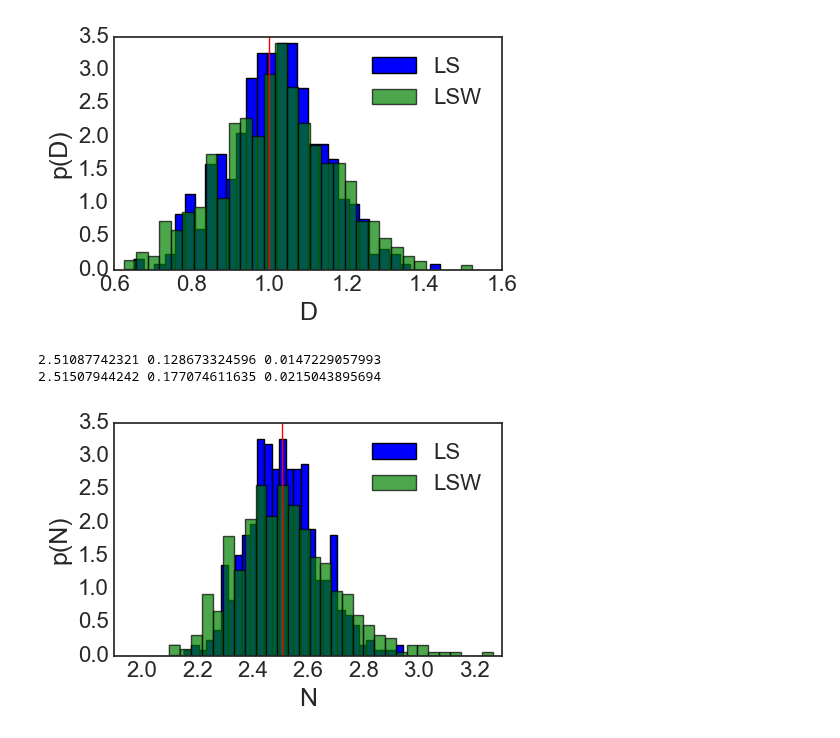
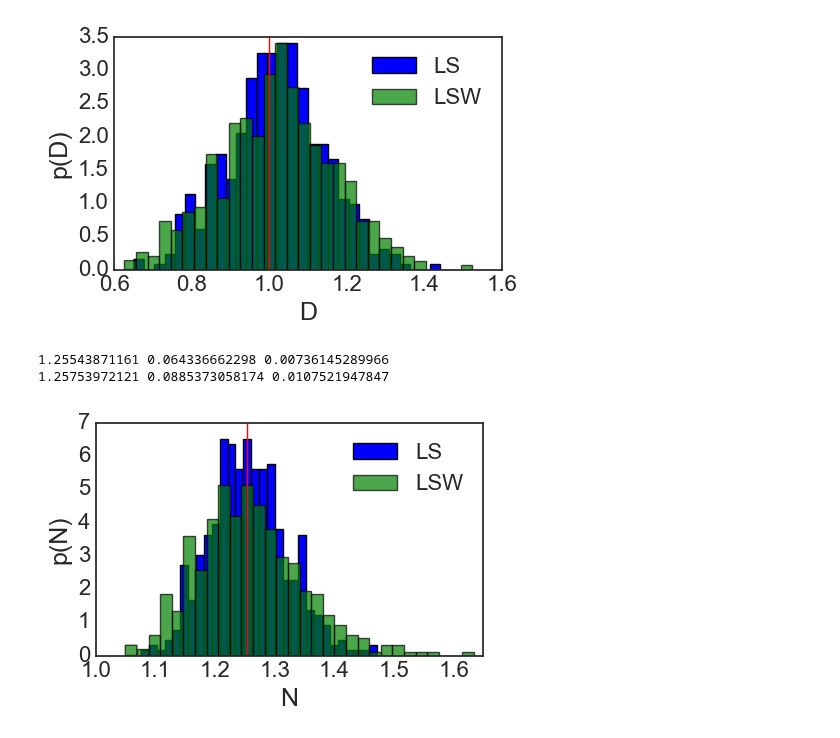
Before and after one commit to hstrey/FCS-simulations, a Jupyter notebook: LS fit FCS simulation.ipynb, the cells around one changed output. Drawn from its saved outputs; the diff is of its cells as text; code cells hidden in the pictures.

Commit message:
corrected figure

```diff
--- a/LS fit FCS simulation.ipynb
+++ b/LS fit FCS simulation.ipynb
@@ -158,24 +158,24 @@ plt.savefig("FCS_D300.png",format="png",dpi=300,bbox_inches='tight',facecolor="w
 [figure]
 # %%
 # instead of fitting how many particles per box N, we want to measure how many particles per focus
-# size of focus is sqrt(2*pi)*w = 2.5066
-F_list = N_list/20.0*np.sqrt(2*np.pi)
-dF_list = dN_list/20.0*np.sqrt(2*np.pi)
-FS_list = NS_list/20.0*np.sqrt(2*np.pi)
-dFS_list = dNS_list/20.0*np.sqrt(2*np.pi)
+# size of focus is sqrt(pi/2)*w = 1.25
+F_list = N_list/20.0*np.sqrt(np.pi/2)
+dF_list = dN_list/20.0*np.sqrt(np.pi/2)
+FS_list = NS_list/20.0*np.sqrt(np.pi/2)
+dFS_list = dNS_list/20.0*np.sqrt(np.pi/2)
 
 plt.figure(figsize=(5, 3))
 plt.hist(F_list,bins=30,normed=True,label="LS")
 plt.hist(FS_list,bins=30,normed=True,alpha=0.7,label="LSW")
-plt.axvline(x=np.sqrt(2*np.pi),color="r")
+plt.axvline(x=np.sqrt(np.pi/2),color="r")
 plt.legend()
-plt.xlim((1.9,3.3))
+plt.xlim((1,1.65))
 plt.xlabel("N")
 plt.ylabel("p(N)")
 print(F_list.mean(),F_list.std(),dF_list.mean())
 print(FS_list.mean(),FS_list.std(),dFS_list.mean())
 plt.savefig("FCS_N300.png",format="png",dpi=300,bbox_inches='tight',facecolor="white",backgroundcolor="white")
 # %% [output]
-2.51087742321 0.128673324596 0.0147229057993
-2.51507944242 0.177074611635 0.0215043895694
+1.25543871161 0.064336662298 0.00736145289966
+1.25753972121 0.0885373058174 0.0107521947847
-[figure, old version]
+[figure, new version]
```
Also changed, not shown: parts of 1 cell of this notebook.
